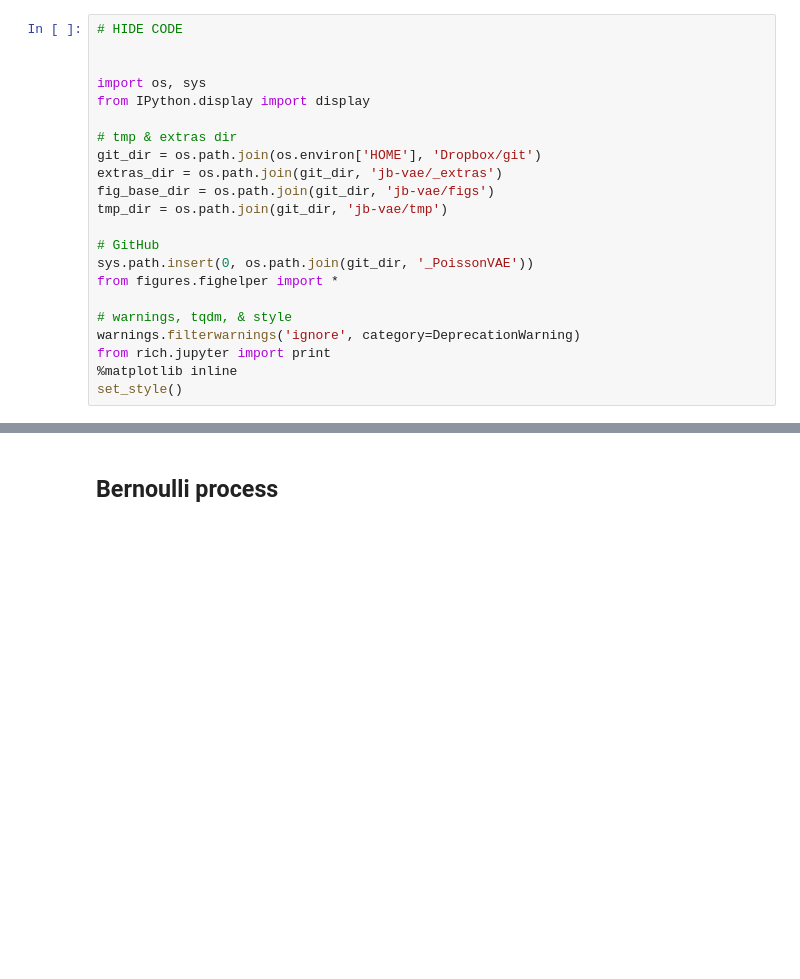
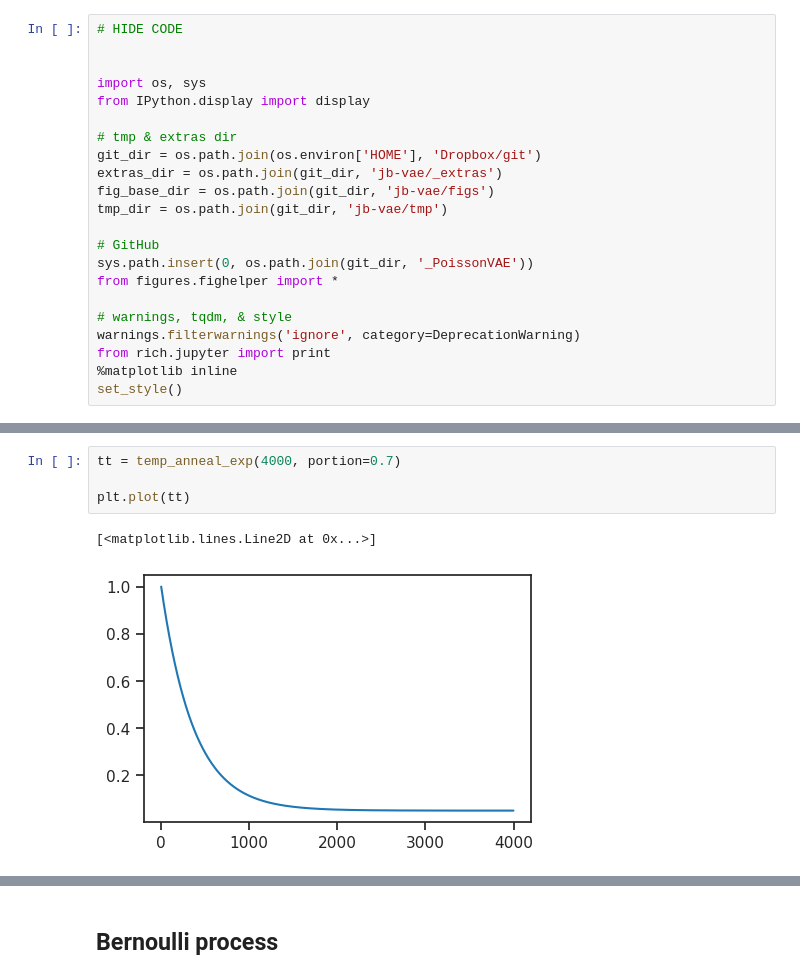
Before and after one commit to hadivafaii/jb-vae, a Jupyter notebook: _sources/nb/2024-03/tmp-mar24.ipynb, the cells around one changed output, grey strips where cells are left out. Saved outputs shown, nothing was run; the diff lists cells and outputs as text; blank space fills up the shorter version.

```diff
--- a/_sources/nb/2024-03/tmp-mar24.ipynb
+++ b/_sources/nb/2024-03/tmp-mar24.ipynb
@@ -26,0 +53,7 @@ set_style()
+# %%
+tt = temp_anneal_exp(4000, portion=0.7)
+
+plt.plot(tt)
+# %% [output]
+[<matplotlib.lines.Line2D at 0x...>]
+[figure, added]
```
Also changed, not shown: parts of 15 cells of this notebook, 58 other files.
